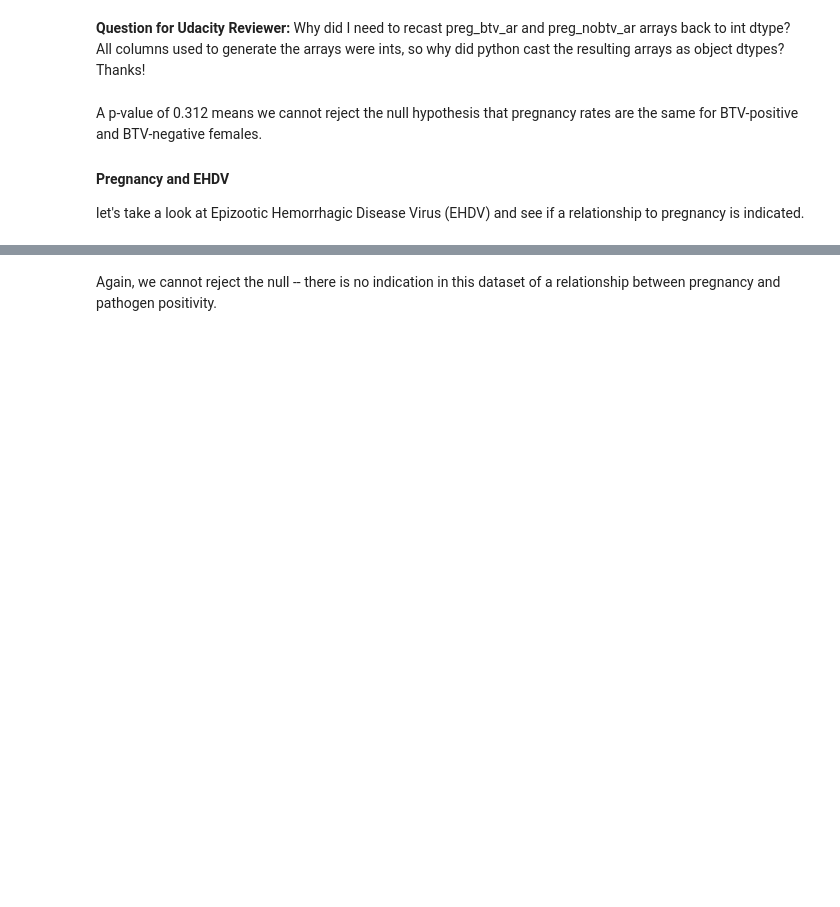
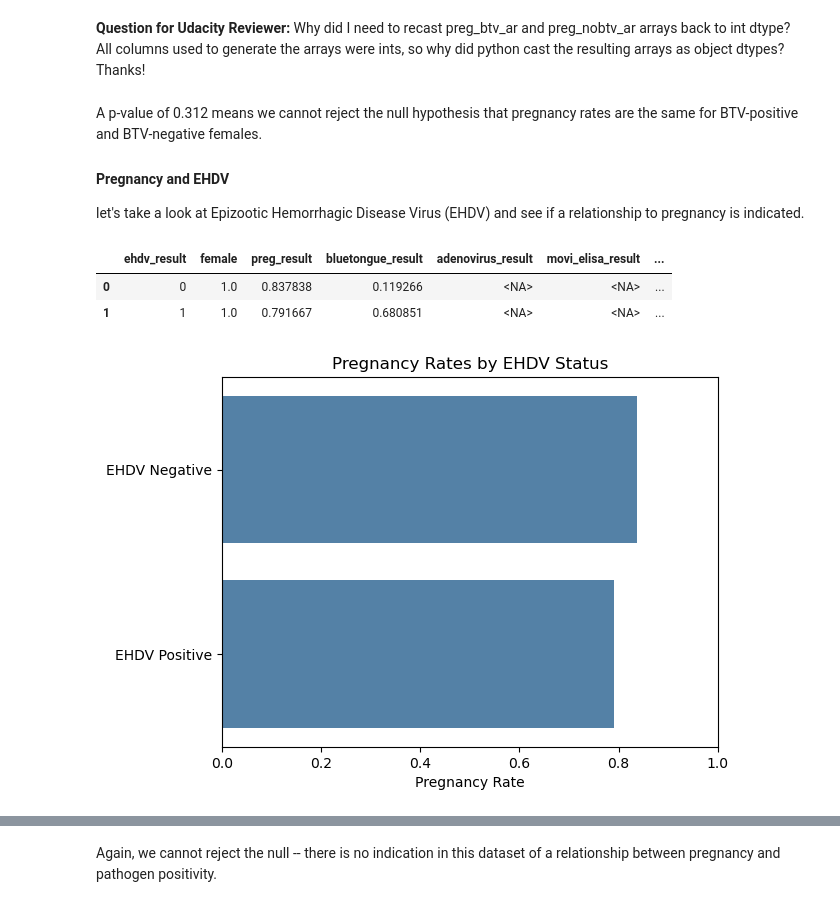
Before and after one commit to epistemetrica/utah_dwr_python, a Jupyter notebook: wildlife_disease.ipynb, the cells around one changed output, grey strips where cells are left out. Drawn from its saved outputs; the diff is of its cells as text; code cells hidden in the pictures; blank space fills up the shorter version.

```diff
--- a/wildlife_disease.ipynb
+++ b/wildlife_disease.ipynb
@@ -499,14 +547,20 @@ preg_ehdv_df = df[df.female == 1].dropna(subset=['preg_result'])
 preg_ehdv_df = preg_ehdv_df.drop(columns=['sample_id', 'species', 'capture_date', 'capture_unit', 'capture_lat',
        'capture_long', 'weight', 'age', 'body_condition',
        'lactation'])
-plot_df = preg_ehdv_df.groupby('ehdv_result', as_index=False).mean()
+ehdv_preg_plot_df = preg_ehdv_df.groupby('ehdv_result', as_index=False).mean()
 
-plot_df
+ehdv_preg_plot_df
+# %% [output]
+|  | ehdv_result | female | preg_result | bluetongue_result | adenovirus_result | movi_elisa_result | ... |
+| 0 | 0 | 1.0 | 0.837838 | 0.119266 | <NA> | <NA> | ... |
+| 1 | 1 | 1.0 | 0.791667 | 0.680851 | <NA> | <NA> | ... |
 # %%
-p = sns.barplot(data=plot_df, x='preg_result', y='ehdv_result', orient='h', color='steelblue');
+p = sns.barplot(data=ehdv_preg_plot_df, x='preg_result', y='ehdv_result', orient='h', color='steelblue');
 p.set(ylabel='', xlabel='Pregnancy Rate', title= 'Pregnancy Rates by EHDV Status');
 p.set_yticklabels(['EHDV Negative', 'EHDV Positive']);
 p.set_xlim(0,1);
+# %% [output]
+[figure, added]
 # %%
 preg_ehdv_ar = preg_ehdv_df.preg_result[preg_ehdv_df.ehdv_result == 1].dropna().astype(int)
 preg_noehdv_ar = preg_ehdv_df.preg_result[preg_ehdv_df.ehdv_result == 0].dropna().astype(int)
```
Also changed, not shown: parts of 13 cells of this notebook.
